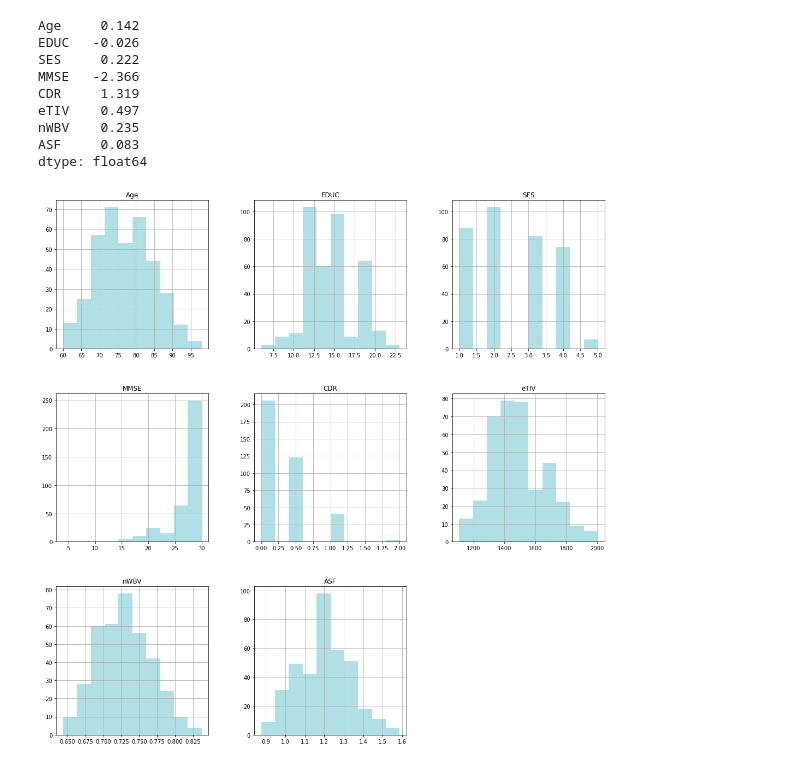
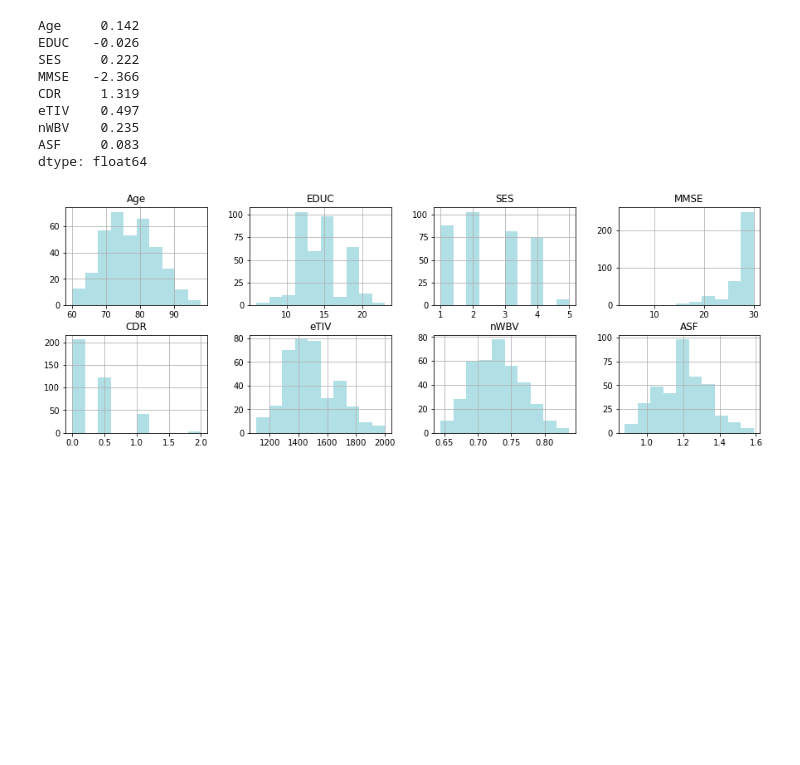
Before and after one commit to the-other-mariana/data-mining, a Jupyter notebook: week1-2/alzheimer-db.ipynb, the cells around one changed output. Cells and saved outputs as stored; diff of their text form; code cells hidden in the pictures; blank space fills up the shorter version.

```diff
--- a/week1-2/alzheimer-db.ipynb
+++ b/week1-2/alzheimer-db.ipynb
@@ -110,10 +120,10 @@ dtype: float64
 # %%
 import matplotlib.pyplot as plt
 # %%
-fig = plt.figure(figsize=(18,18))
+fig = plt.figure(figsize=(15,5))
 ax = fig.gca()
-alz.hist(ax=ax, color='powderblue') # also density = probability
+alz.hist(ax=ax, color='powderblue', layout=(2,4))
 plt.show()
 # %% [output]
-[figure, old version]
+[figure, new version]
 # %%
```
Also changed, not shown: parts of 3 cells of this notebook, 17 other files.
